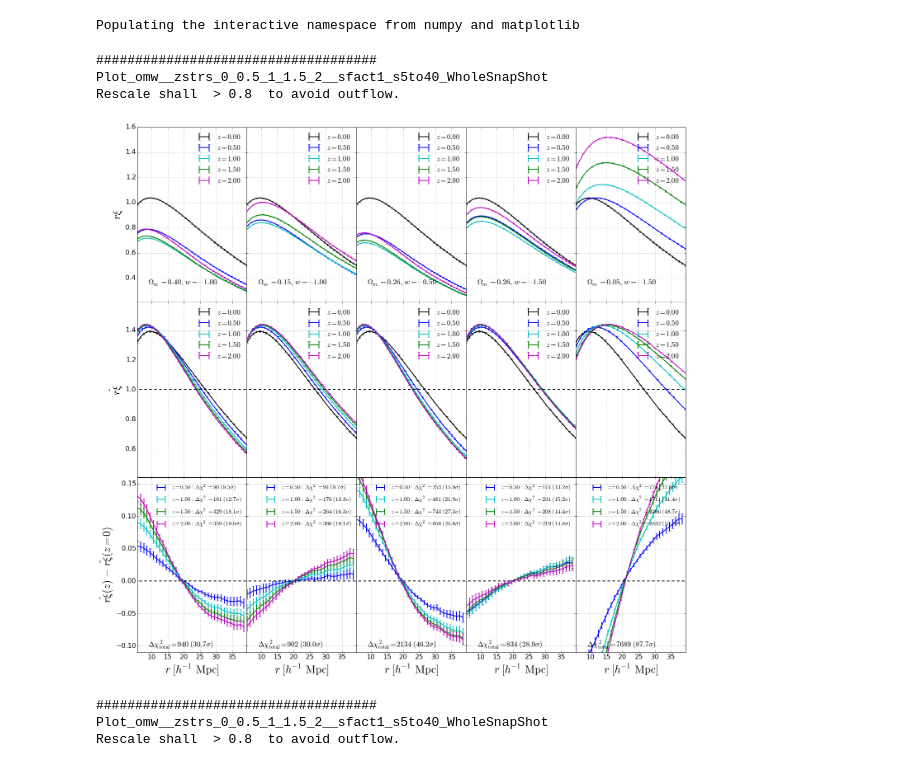
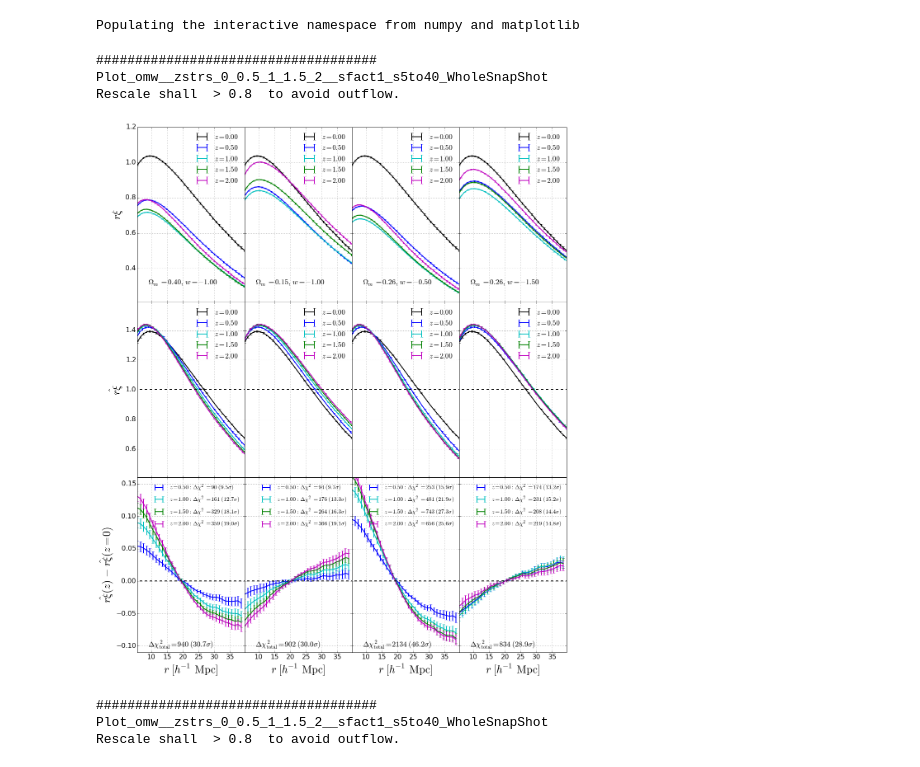
Before and after one commit to xiaodongli1986/LSS_xis, a Jupyter notebook: src/00diffz_cosmoeffect.ipynb, the cells around one changed output. Saved outputs shown, nothing was run; the diff lists cells and outputs as text; code cells hidden in the pictures.

```diff
--- a/src/00diffz_cosmoeffect.ipynb
+++ b/src/00diffz_cosmoeffect.ipynb
@@ -29,7 +29,7 @@ Populating the interactive namespace from numpy and matplotlib
 # %%
 if True:
     ommin,ommax,numom, wmin,wmax,numw = 0.2,0.31,51,-1.15,-0.85,76
-    omwlist = [[0.40,-1], [0.15,-1], [0.26,-0.5], [0.26,-1.5], [0.05,-1.5],  ]
+    omwlist = [[0.40,-1], [0.15,-1], [0.26,-0.5], [0.26,-1.5]]#, [0.05,-1.5],  ]
 # %%
 do_calc = False
 
@@ -240,36 +240,36 @@ for i1i2 in [[6,40]]:
                       transform=ax3b.transAxes,fontsize=18)
 
             ### ylabel, yticks
             if iomw == 1:
                 ax1a.set_ylabel('$r \\xi $', fontsize=26)
                 ax2a.set_ylabel('$\\hat {r \\xi}$', fontsize=26)
                 ax3b.set_ylabel('$\\hat {r \\xi}(z)\\ -\\ \\hat {r \\xi}(z=0)$', fontsize=26)
             else:
                 for ax in [ax1a,ax2a,ax3b]:
                     for ytl in ax.get_yticklabels():
                         ytl.set_visible(False)
 
             ### xlabel, xticks
             for ax in [ax1a,ax2a]:
                 for xtl in ax.get_xticklabels():
                     xtl.set_visible(False)
                 ax.set_xlabel('x', visible=False)
             ax3b.set_xlabel('$r\\ [h^{-1}\\rm \\ Mpc]$', fontsize=26)
 
             ## ylim
-            ax1a.set_ylim(0.21,1.6)
+            ax1a.set_ylim(0.21,1.2)
             ax2a.set_ylim(0.41,1.59)
             ax3b.set_ylim(-0.11,0.16)
 
 
 fig.tight_layout(w_pad=0, h_pad=-5.8)
-fig.savefig('../draft/fig3.eps', format='eps')
+fig.savefig('../draft/fig4.eps', format='eps')
 plt.show()
 # %% [output]
 ####################################
 Plot_omw__zstrs_0_0.5_1_1.5_2__sfact1_s5to40_WholeSnapShot
 Rescale shall  > 0.8  to avoid outflow.
-[figure, old version]
+[figure, new version]
 # %%
 omwlist = [[0.05,-1.5]]
 # %%
```
Also changed, not shown: 6 other files.
